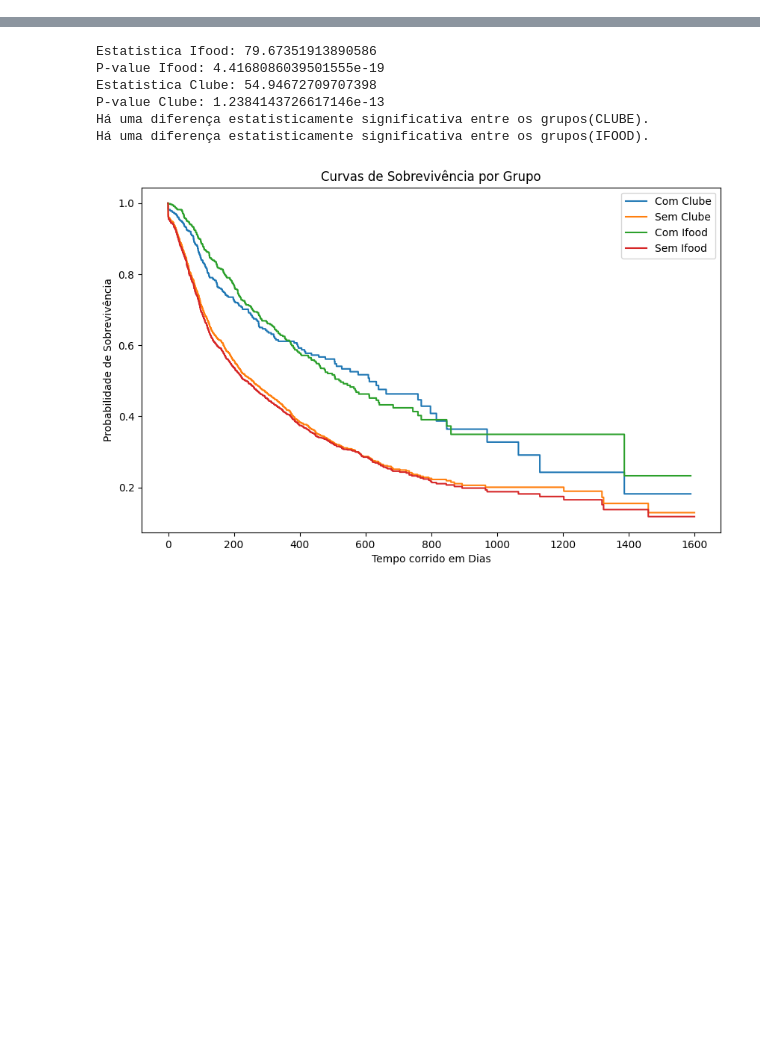
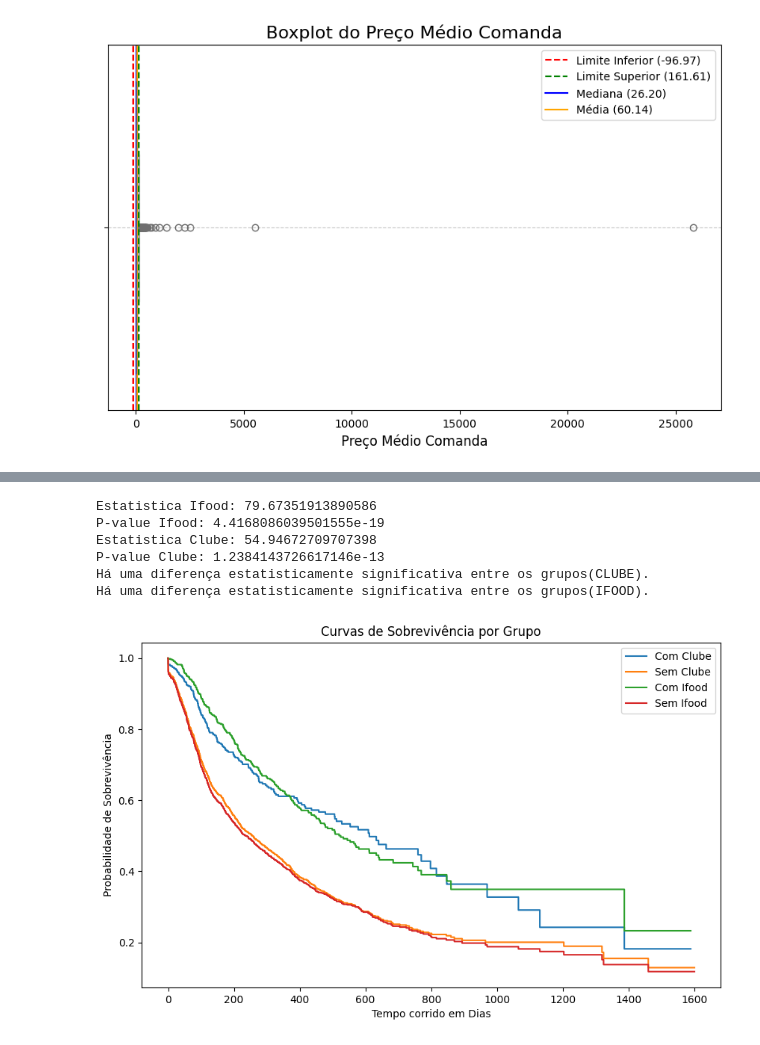
Before and after one commit to MRWhub/churn-prediction-RSF, a Jupyter notebook: RandomSurvivalForrest.ipynb, the cells around one changed output, grey strips where cells are left out. Cells and saved outputs as stored; diff of their text form; code cells hidden in the pictures; blank space fills up the shorter version.

```diff
--- a/RandomSurvivalForrest.ipynb
+++ b/RandomSurvivalForrest.ipynb
@@ -120 +211,35 @@ from sklearn.preprocessing import StandardScaler
+# %%
+import matplotlib.pyplot as plt
+import seaborn as sns
+import numpy as np
+
+# Dados de average_table_session
+average_table_price = final_df['average_table_session'].fillna(0).astype(float)
+
+# Cálculos de estatísticas
+q1 = np.percentile(average_table_price, 25)
+q3 = np.percentile(average_table_price, 75)
+iqr = q3 - q1
+limite_inferior = q1 - 1.5 * iqr
+limite_superior = q3 + 1.5 * iqr
+outliers = final_df[(final_df['average_table_session'].astype(float) < limite_inferior) | (final_df['average_table_session'].astype(float) > limite_superior)]
+
+# Plot do boxplot usando seaborn
+plt.figure(figsize=(10, 6))
+sns.boxplot(x=average_table_price, color='skyblue')
+
+# Adicionando anotações sobre limites
+plt.axvline(x=limite_inferior, color='red', linestyle='--', label=f"Limite Inferior ({limite_inferior:.2f})")
+plt.axvline(x=limite_superior, color='green', linestyle='--', label=f"Limite Superior ({limite_superior:.2f})")
+plt.axvline(x=np.median(average_table_price), color='blue', linestyle='-', label=f"Mediana ({np.median(average_table_price):.2f})")
+plt.axvline(x=np.mean(average_table_price), color='orange', linestyle='-', label=f"Média ({np.mean(average_table_price):.2f})")
+
+# Configuração do gráfico
+plt.title("Boxplot do Preço Médio Comanda", fontsize=16)
+plt.xlabel("Preço Médio Comanda", fontsize=12)
+plt.legend()
+plt.grid(axis='y', linestyle='--', alpha=0.7)
+plt.show()
+# %% [output]
+[figure, added]
 # %%
```
Also changed, not shown: parts of 15 cells of this notebook, 3 other files.
